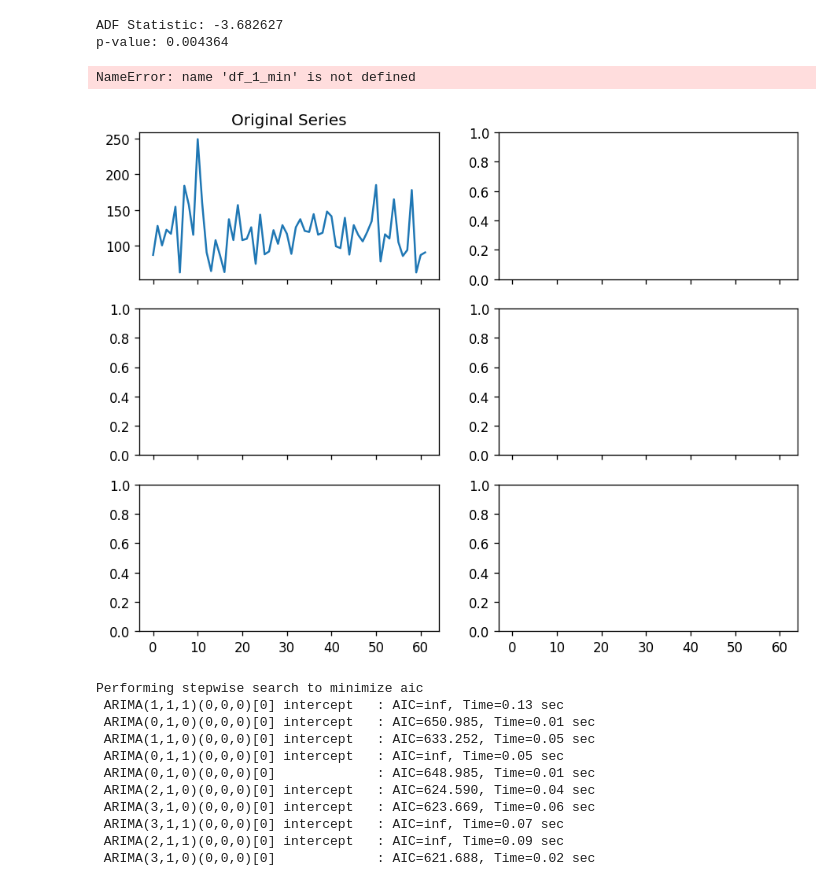
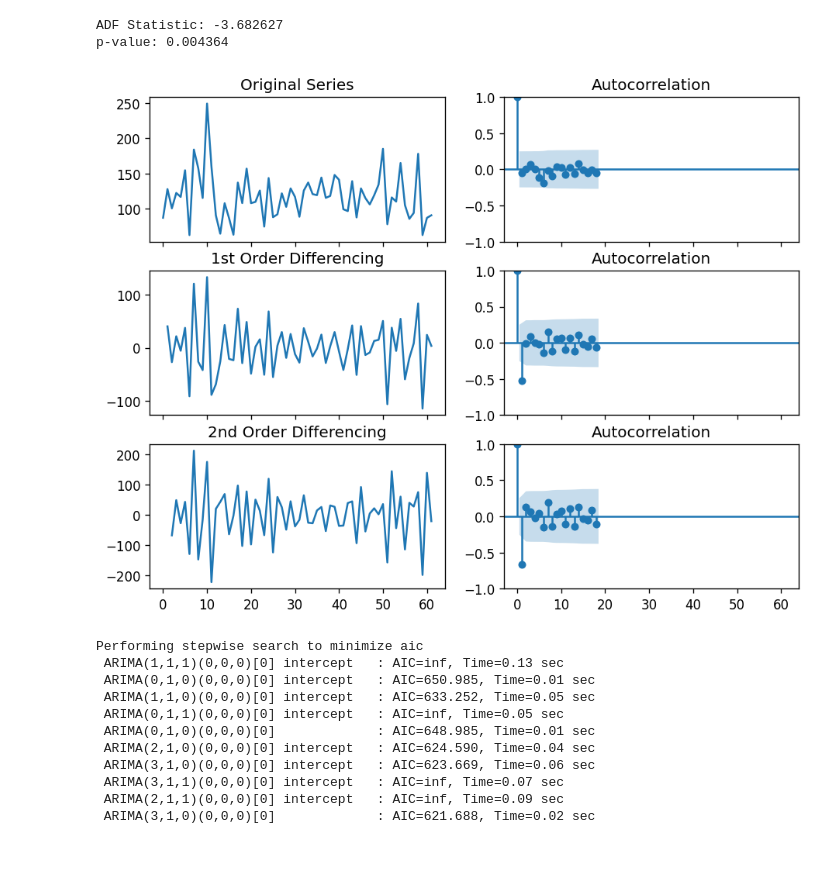
Before and after one commit to mohammadzainabbas/data-mining-project, a Jupyter notebook: task_3_pipeline.ipynb, the cells around one changed output. Cells and saved outputs as stored; diff of their text form; code cells hidden in the pictures; blank space fills up the shorter version.

```diff
--- a/task_3_pipeline.ipynb
+++ b/task_3_pipeline.ipynb
@@ -293,23 +293,22 @@ p-value: 0.004364
 # %%
 plt.rcParams.update({'figure.figsize':(9,7), 'figure.dpi':120})
 fig, axes = plt.subplots(3, 2, sharex=True)
 
 # Original Series
 axes[0, 0].plot(x_df_1h.diff_t.values); axes[0, 0].set_title('Original Series')
-plot_acf(df_1_min.diff_t.dropna().values, ax=axes[0, 1])
+plot_acf(x_df_1h.diff_t.dropna().values, ax=axes[0, 1])
 
 # 1st Differencing
 axes[1, 0].plot(x_df_1h.diff_t.diff().values); axes[1, 0].set_title('1st Order Differencing')
-plot_acf(df_1_min.diff_t.diff().dropna().values, ax=axes[1, 1])
+plot_acf(x_df_1h.diff_t.diff().dropna().values, ax=axes[1, 1])
 
 # # 2nd Differencing
 axes[2, 0].plot(x_df_1h.diff_t.diff().diff().values); axes[2, 0].set_title('2nd Order Differencing')
-plot_acf(df_1_min.diff_t.diff().diff().dropna().values, ax=axes[2, 1])
+plot_acf(x_df_1h.diff_t.diff().diff().dropna().values, ax=axes[2, 1])
 
 plt.show()
 # %% [output]
-NameError: name 'df_1_min' is not defined
-[figure, old version]
+[figure, new version]
 # %%
 model = pm.auto_arima(x_df_1h.diff_t.values, start_p=1, start_q=1,
                       test='adf',       # use adftest to find optimal 'd'
```
